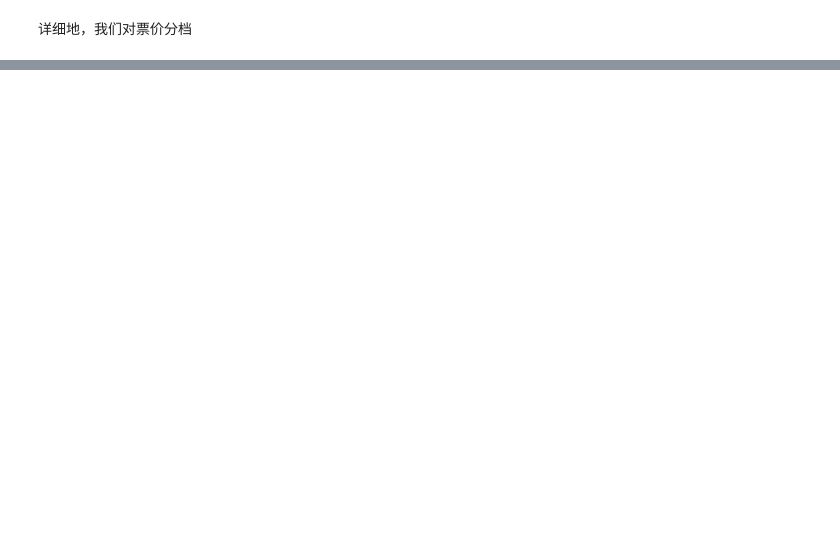
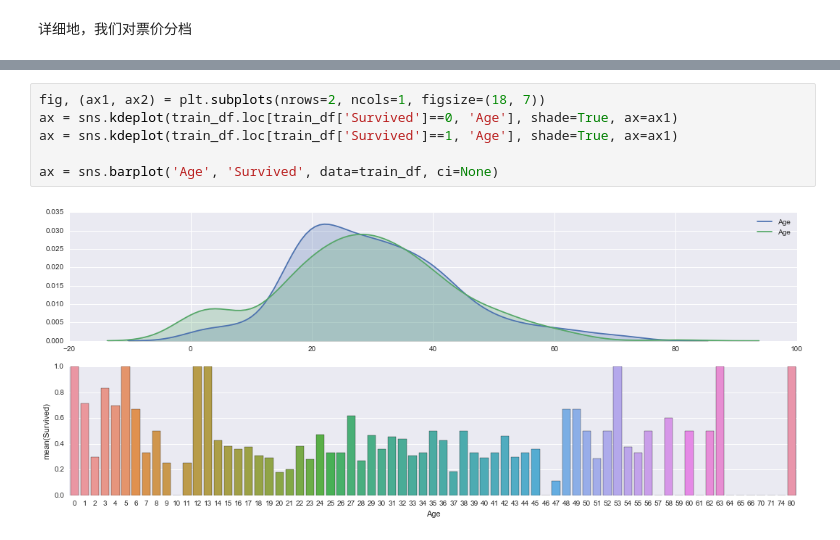
Before and after one commit to coder-ss/ml-learn, a Jupyter notebook: kaggle/Titanic/omarelgabry.ipynb, the cells around one changed output, grey strips where cells are left out. Saved outputs shown, nothing was run; the diff lists cells and outputs as text; blank space fills up the shorter version.

```diff
--- a/kaggle/Titanic/omarelgabry.ipynb
+++ b/kaggle/Titanic/omarelgabry.ipynb
@@ -201,0 +188,8 @@ sns.barplot(x=fare_section.index, y='Survived', data=fare_section)
+# %%
+fig, (ax1, ax2) = plt.subplots(nrows=2, ncols=1, figsize=(18, 7))
+ax = sns.kdeplot(train_df.loc[train_df['Survived']==0, 'Age'], shade=True, ax=ax1)
+ax = sns.kdeplot(train_df.loc[train_df['Survived']==1, 'Age'], shade=True, ax=ax1)
+
+ax = sns.barplot('Age', 'Survived', data=train_df, ci=None)
+# %% [output]
+[figure, added]
```
Also changed, not shown: parts of 15 cells of this notebook.
